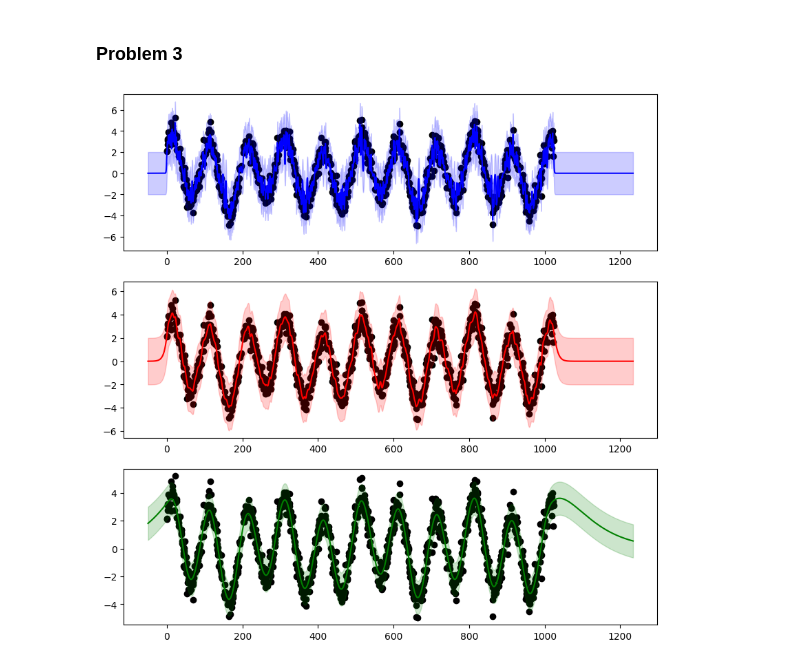
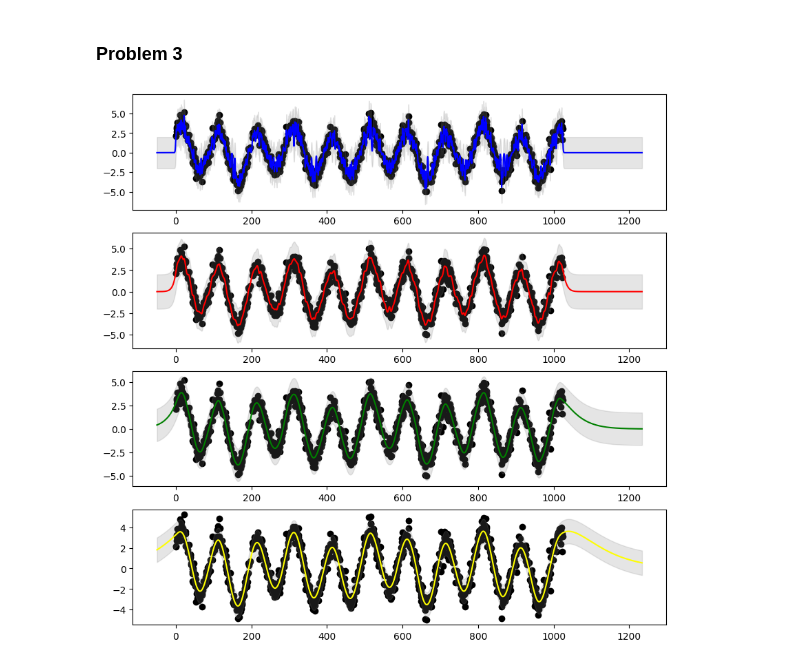
Before and after one commit to nbj2008/-PHYS-GA-2059_Homework5, a Jupyter notebook: Homework5.ipynb, the cells around one changed output. Saved outputs shown, nothing was run; the diff lists cells and outputs as text; code cells hidden in the pictures.

```diff
--- a/Homework5.ipynb
+++ b/Homework5.ipynb
@@ -228,16 +223,16 @@ X_p = np.expand_dims(np.linspace(-50, 1_234, num=10*2**10), 1)
 time = np.expand_dims(data3.time, 1)
 Y = np.expand_dims(data3.data, 1)
 
-ys = [GP(time, X_p, Y, λ = 1e-1, τ=t) for t in (1, 1e1, 1e2)]
+ys = [GP(time, X_p, Y, λ = 1e-1, τ=t) for t in (1, 1e1, 5e1, 1e2)]
 # %%
-fig, axs = plt.subplots(3,1, figsize=(10,10))
+fig, axs = plt.subplots(4,1, figsize=(10,10))
 
 
-colors = ('blue', 'red', 'green')
+colors = ('blue', 'red', 'green', 'yellow')
 
-for (y, σ), c, l, ax in zip(ys, colors, (1e-2, 1, 1e2), axs):
+for (y, σ), c, l, ax in zip(ys, colors, (1e-2, 1, 5e1, 1e2), axs):
     _ = ax.scatter(data3.time, data3.data, color="k")
     _ = ax.plot(X_p[:,0], y, label=l, color=c)
-    _ = ax.fill_between(X_p[:,0], (y + 2*σ)[:,0], (y - 2*σ)[:,0], alpha=0.2, label=l, color=c)
+    _ = ax.fill_between(X_p[:,0], (y + 2*σ)[:,0], (y - 2*σ)[:,0], alpha=0.2, color='gray')
 # %% [output]
-[figure, old version]
+[figure, new version]
```
Also changed, not shown: parts of 1 cell of this notebook.
